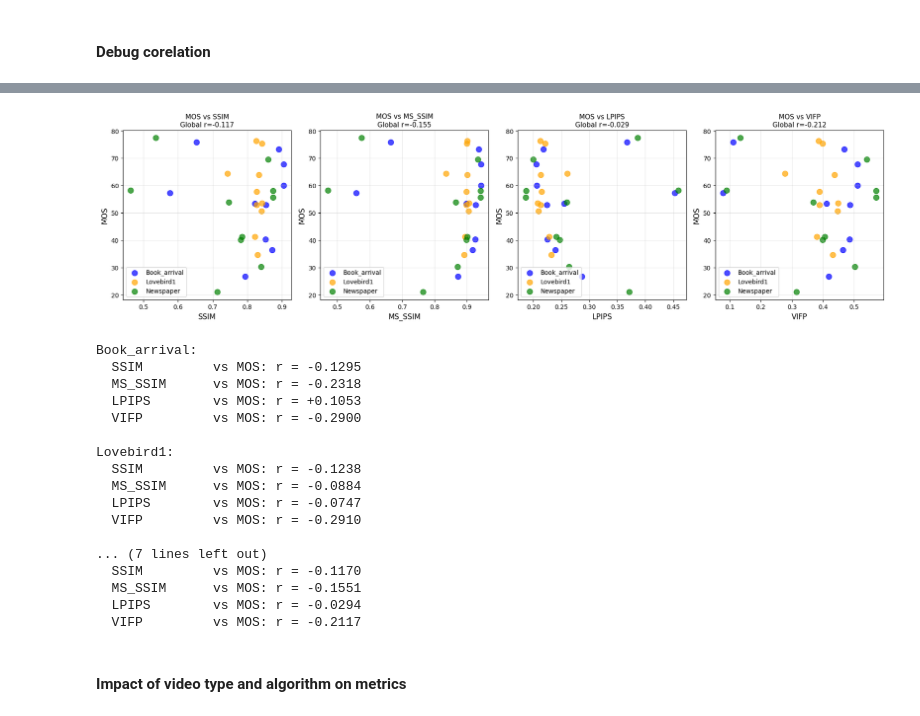
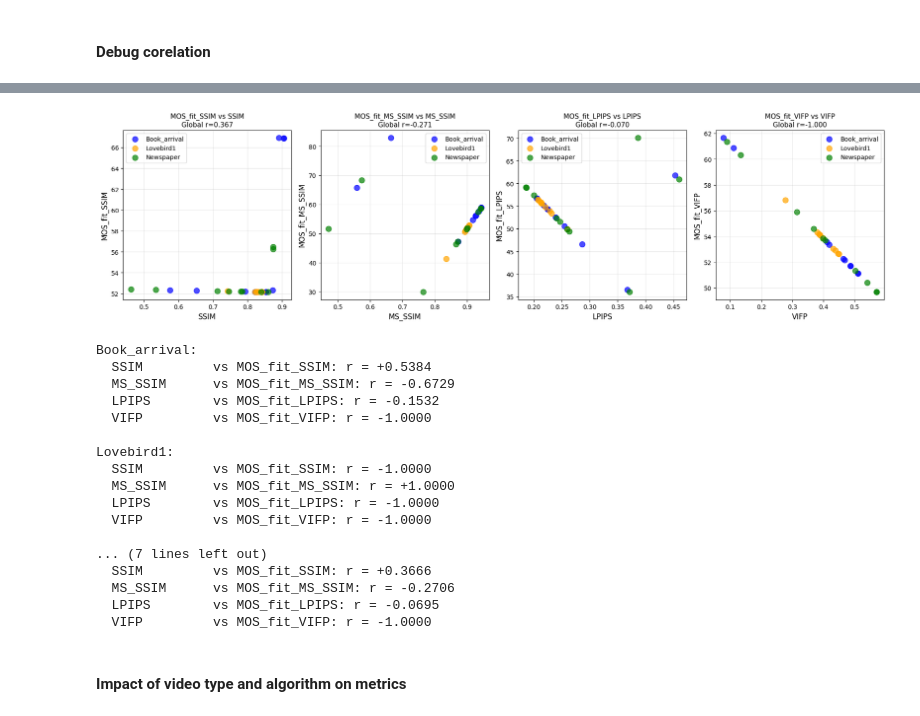
Before and after one commit to marrryzebwjq/Quality-of-Experience, a Jupyter notebook: samviq_analysis.ipynb, the cells around one changed output, grey strips where cells are left out. Cells and saved outputs as stored; diff of their text form; code cells hidden in the pictures.

Commit message:
fix mos fit + plots (fini)

```diff
--- a/samviq_analysis.ipynb
+++ b/samviq_analysis.ipynb
@@ -1076,7 +1076,7 @@ max     0.905453   0.459372   0.570215   0.943711  77.357143
 results = {}
 metrics_to_analyze = ['SSIM', 'MS_SSIM', 'LPIPS', 'VIFP']
 
-# add fit_mos in df_metrics["MOS_fit"]
+# add fit_mos in df_metrics["MOS_fit_<metric>"]
 
 for metric in metrics_to_analyze:
     valid_data = df_metrics[[metric, 'MOS']].dropna()
@@ -1090,7 +1090,7 @@ for metric in metrics_to_analyze:
         valid_data['MOS'].values
     )
 
-    df_metrics.loc[valid_data.index, 'MOS_fit'] = fit_mos
+    df_metrics.loc[valid_data.index, f'MOS_fit_{metric}'] = fit_mos
 
     results[metric] = {
         'pearson_fitted': cc,
@@ -1231,60 +1289,63 @@ for algo in sorted(df_metrics['condition'].unique()):
 # %%
 fig, axes = plt.subplots(1, 4, figsize=(18, 5))
 
 # Couleurs par source
 colors = {'Book_arrival': 'blue', 'Lovebird1': 'orange', 'Newspaper': 'green'}
 
 for idx, metric in enumerate(metrics_to_analyze):
     ax = axes[idx]
+    fit_col = f'MOS_fit_{metric}'
 
     for source in sorted(df_metrics['Source'].unique()):
         subset = df_metrics[df_metrics['Source'] == source]
-        ax.scatter(subset[metric], subset['MOS'],
+        ax.scatter(subset[metric], subset[fit_col],
                   label=source, alpha=0.7,
                   color=colors[source], s=80)
 
-    global_corr = df_metrics[[metric, 'MOS']].corr().iloc[0,1]
+    global_corr = df_metrics[[metric, fit_col]].corr().iloc[0,1]
 
     ax.set_xlabel(metric, fontsize=12)
-    ax.set_ylabel('MOS', fontsize=12)
-    ax.set_title(f'MOS vs {metric}\nGlobal r={global_corr:.3f}', fontsize=11)
+    ax.set_ylabel(fit_col, fontsize=12)
+    ax.set_title(f'{fit_col} vs {metric}\nGlobal r={global_corr:.3f}', fontsize=11)
     ax.legend()
     ax.grid(alpha=0.3)
 
 plt.tight_layout()
 plt.show()
 
 for source in sorted(df_metrics['Source'].unique()):
     subset = df_metrics[df_metrics['Source'] == source]
     print(f"\n{source}:")
 
     for metric in metrics_to_analyze:
-        corr = subset[[metric, 'MOS']].corr().iloc[0,1]
-        print(f"  {metric:12} vs MOS: r = {corr:+.4f}")
+        fit_col = f'MOS_fit_{metric}'
+        corr = subset[[metric, fit_col]].corr().iloc[0,1]
+        print(f"  {metric:12} vs {fit_col}: r = {corr:+.4f}")
 
-print("\nOverall correlations:")
+print("\nOverall correlations with fitted MOS:")
 for metric in metrics_to_analyze:
-    corr = df_metrics[[metric, 'MOS']].corr().iloc[0,1]
-    print(f"  {metric:12} vs MOS: r = {corr:+.4f}")
+    fit_col = f'MOS_fit_{metric}'
+    corr = df_metrics[[metric, fit_col]].corr().iloc[0,1]
+    print(f"  {metric:12} vs {fit_col}: r = {corr:+.4f}")
 # %% [output]
-[figure, old version]
+[figure, new version]
 Book_arrival:
-  SSIM         vs MOS: r = -0.1295
-  MS_SSIM      vs MOS: r = -0.2318
-  LPIPS        vs MOS: r = +0.1053
-  VIFP         vs MOS: r = -0.2900
+  SSIM         vs MOS_fit_SSIM: r = +0.5384
+  MS_SSIM      vs MOS_fit_MS_SSIM: r = -0.6729
+  LPIPS        vs MOS_fit_LPIPS: r = -0.1532
+  VIFP         vs MOS_fit_VIFP: r = -1.0000
 
 Lovebird1:
-  SSIM         vs MOS: r = -0.1238
-  MS_SSIM      vs MOS: r = -0.0884
-  LPIPS        vs MOS: r = -0.0747
-  VIFP         vs MOS: r = -0.2910
+  SSIM         vs MOS_fit_SSIM: r = -1.0000
+  MS_SSIM      vs MOS_fit_MS_SSIM: r = +1.0000
+  LPIPS        vs MOS_fit_LPIPS: r = -1.0000
+  VIFP         vs MOS_fit_VIFP: r = -1.0000
 
 ... (7 lines left out)
-  SSIM         vs MOS: r = -0.1170
-  MS_SSIM      vs MOS: r = -0.1551
-  LPIPS        vs MOS: r = -0.0294
-  VIFP         vs MOS: r = -0.2117
+  SSIM         vs MOS_fit_SSIM: r = +0.3666
+  MS_SSIM      vs MOS_fit_MS_SSIM: r = -0.2706
+  LPIPS        vs MOS_fit_LPIPS: r = -0.0695
+  VIFP         vs MOS_fit_VIFP: r = -1.0000
 # %% [markdown]
 #### Impact of video type and algorithm on metrics
 # %%
```
Also changed, not shown: parts of 2 cells of this notebook.
